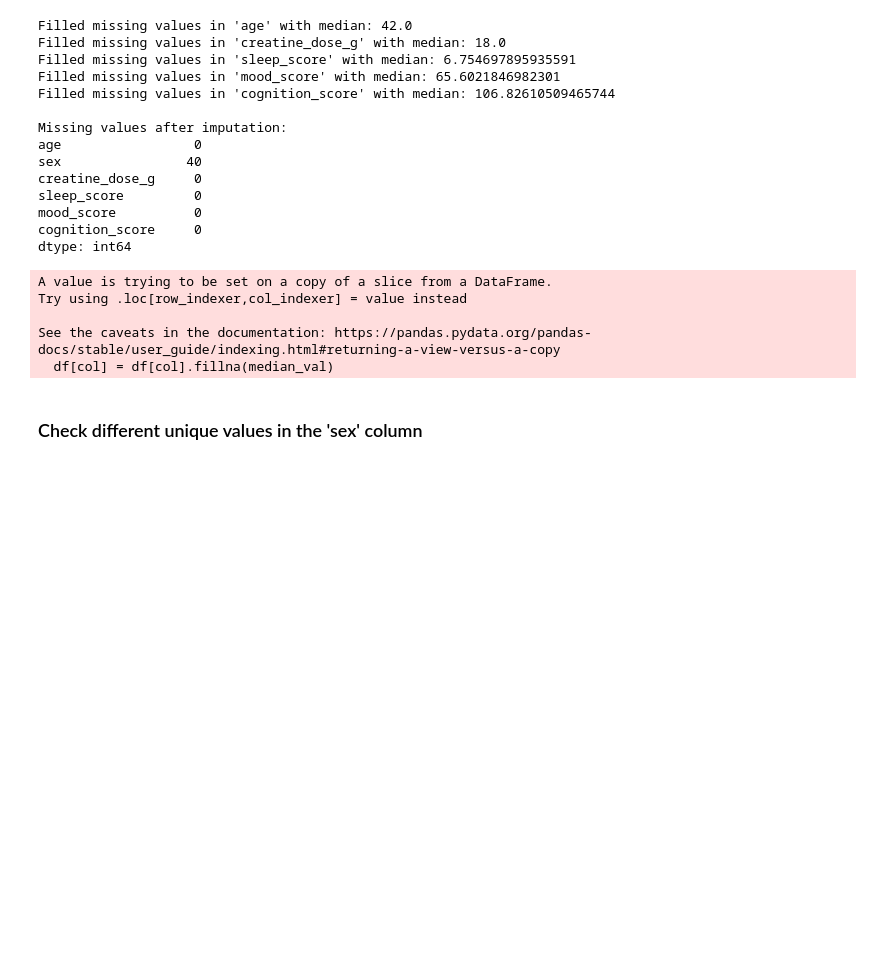
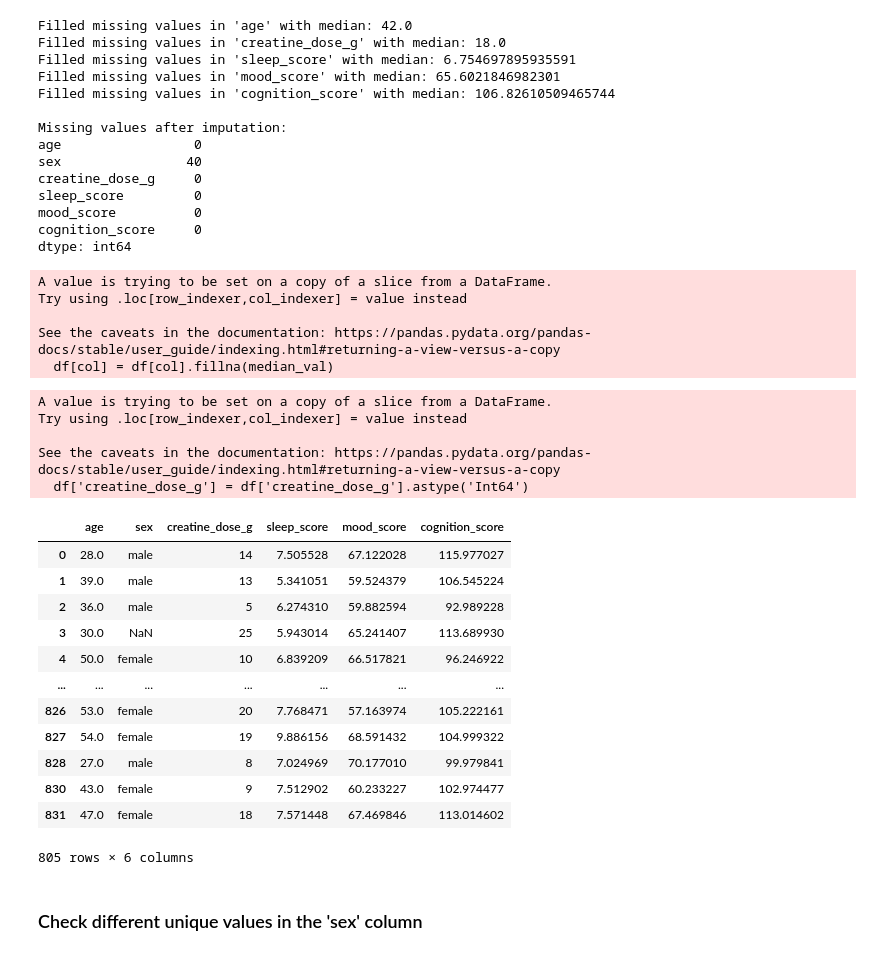
Before and after one commit to MariaMuu/Creatine-Simulation-Analysis, a Jupyter notebook: Cleaned_creatine_synthetic_data.ipynb, the cells around one changed output. Saved outputs shown, nothing was run; the diff lists cells and outputs as text; code cells hidden in the pictures; blank space fills up the shorter version.

```diff
--- a/Cleaned_creatine_synthetic_data.ipynb
+++ b/Cleaned_creatine_synthetic_data.ipynb
@@ -218,6 +218,28 @@ Try using .loc[row_indexer,col_indexer] = value instead
 
 See the caveats in the documentation: https://pandas.pydata.org/pandas-docs/stable/user_guide/indexing.html#returning-a-view-versus-a-copy
   df[col] = df[col].fillna(median_val)
+# %%
+df['creatine_dose_g'] = df['creatine_dose_g'].astype('Int64')
+df
+# %% [output]
+A value is trying to be set on a copy of a slice from a DataFrame.
+Try using .loc[row_indexer,col_indexer] = value instead
+
+See the caveats in the documentation: https://pandas.pydata.org/pandas-docs/stable/user_guide/indexing.html#returning-a-view-versus-a-copy
+  df['creatine_dose_g'] = df['creatine_dose_g'].astype('Int64')
+|  | age | sex | creatine_dose_g | sleep_score | mood_score | cognition_score |
+| 0 | 28.0 | male | 14 | 7.505528 | 67.122028 | 115.977027 |
+| 1 | 39.0 | male | 13 | 5.341051 | 59.524379 | 106.545224 |
+| 2 | 36.0 | male | 5 | 6.274310 | 59.882594 | 92.989228 |
+| 3 | 30.0 | NaN | 25 | 5.943014 | 65.241407 | 113.689930 |
+| 4 | 50.0 | female | 10 | 6.839209 | 66.517821 | 96.246922 |
+| ... | ... | ... | ... | ... | ... | ... |
+| 826 | 53.0 | female | 20 | 7.768471 | 57.163974 | 105.222161 |
+| 827 | 54.0 | female | 19 | 9.886156 | 68.591432 | 104.999322 |
+| 828 | 27.0 | male | 8 | 7.024969 | 70.177010 | 99.979841 |
+| 830 | 43.0 | female | 9 | 7.512902 | 60.233227 | 102.974477 |
+| 831 | 47.0 | female | 18 | 7.571448 | 67.469846 | 113.014602 |
+805 rows × 6 columns
 # %% [markdown]
 ### Check different unique values in the 'sex' column
 # %%
```
Also changed, not shown: parts of 5 cells of this notebook.
